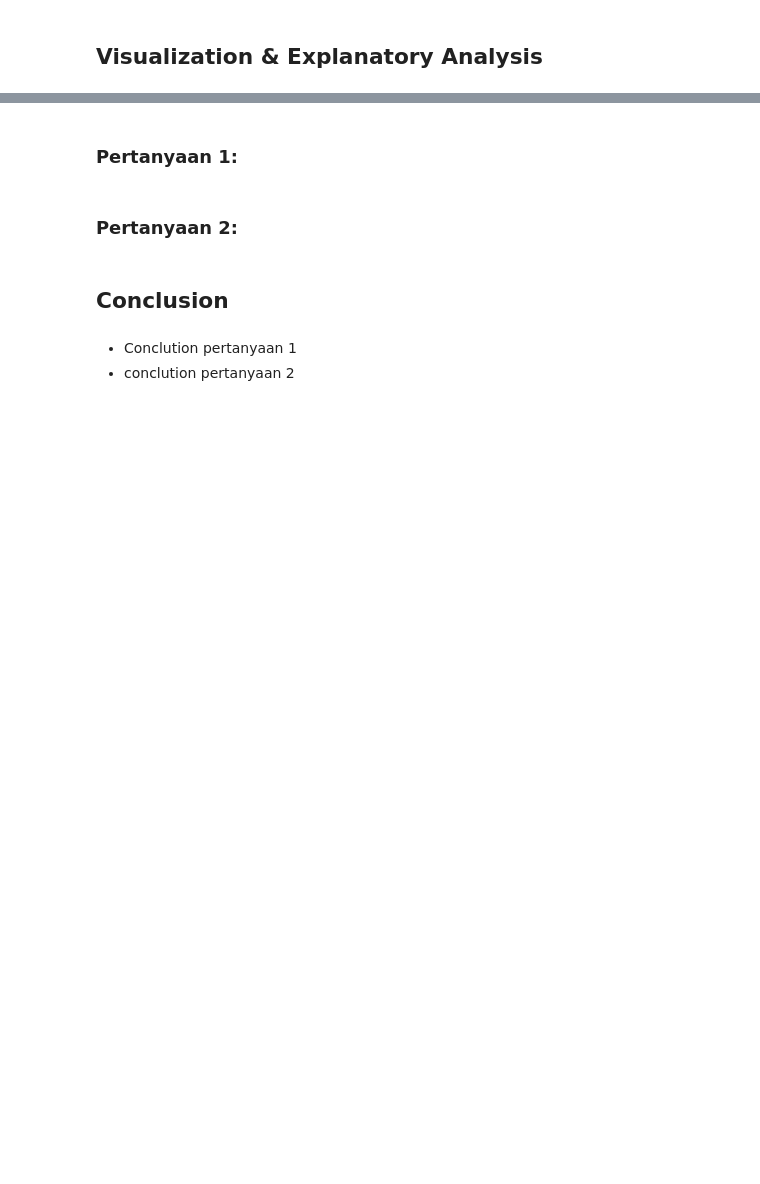
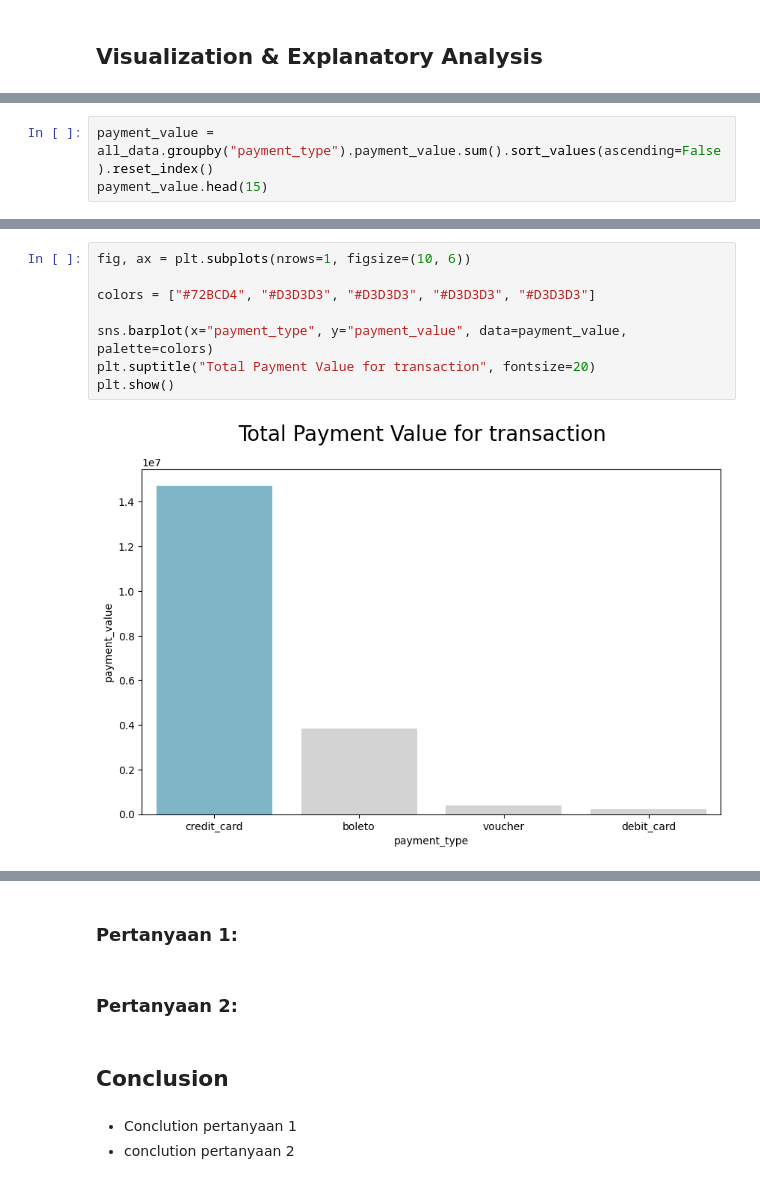
Before and after one commit to ilman79/Project_dicoding, a Jupyter notebook: Project_DataAnalisis.ipynb, the cells around one changed output, grey strips where cells are left out. Drawn from its saved outputs; the diff is of its cells as text; blank space fills up the shorter version.

```diff
--- a/Project_DataAnalisis.ipynb
+++ b/Project_DataAnalisis.ipynb
@@ -1074,0 +1192,3 @@ dtype: int64
+# %%
+payment_value = all_data.groupby("payment_type").payment_value.sum().sort_values(ascending=False).reset_index()
+payment_value.head(15)
@@ -1074,0 +1201,10 @@ dtype: int64
+# %%
+fig, ax = plt.subplots(nrows=1, figsize=(10, 6))
+
+colors = ["#72BCD4", "#D3D3D3", "#D3D3D3", "#D3D3D3", "#D3D3D3"]
+
+sns.barplot(x="payment_type", y="payment_value", data=payment_value, palette=colors)
+plt.suptitle("Total Payment Value for transaction", fontsize=20)
+plt.show()
+# %% [output]
+[figure, added]
```
Also changed, not shown: parts of 17 cells of this notebook.
